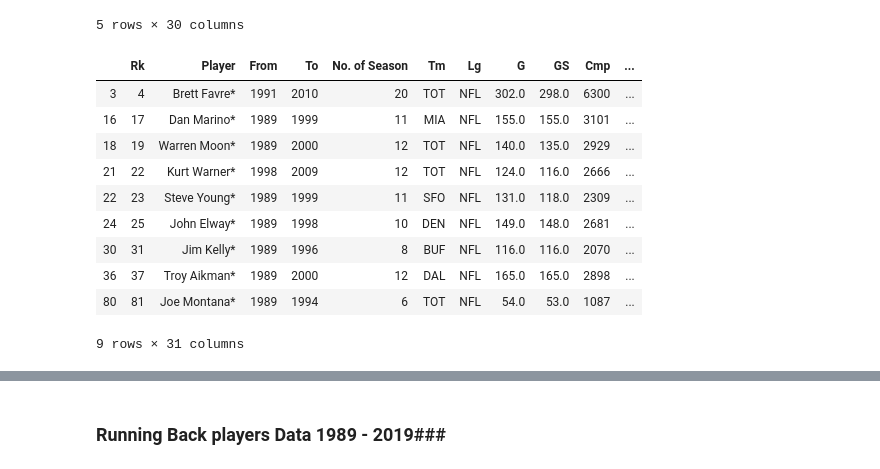
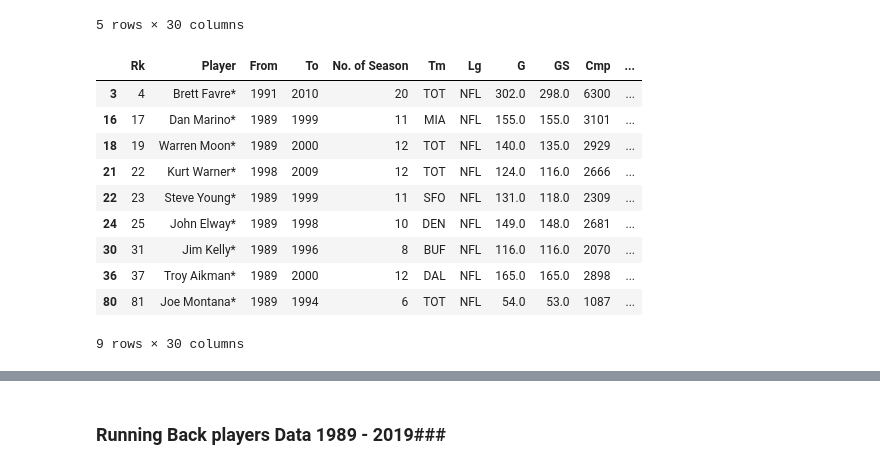
Before and after one commit to ankitapatel9/NFL-project, a Jupyter notebook: nfl-player-data.ipynb, the cells around one changed output, grey strips where cells are left out. Saved outputs shown, nothing was run; the diff lists cells and outputs as text; code cells hidden in the pictures.

```diff
--- a/nfl-player-data.ipynb
+++ b/nfl-player-data.ipynb
@@ -126,26 +105,19 @@ filtered_players.head()
 | 5 | 6 | Ben Roethlisberger | 2004 | 2019 | 16 | PIT | NFL | 218.0 | 216.0 | 4651 | ... |
 | 6 | 7 | Eli Manning | 2004 | 2019 | 16 | NYG | NFL | 234.0 | 232.0 | 4860 | ... |
 5 rows × 30 columns
-# %%
-
-for row in range(nfl_data_df.shape[0]):
-   if nfl_data_df.loc[row,'Player'][-1] == '*':
-       nfl_data_df.loc[row,'hof'] = 1
-   else:
-       nfl_data_df.loc[row,'hof'] = 0
-nfl_data_df
-test_data = nfl_data_df[nfl_data_df['hof']==1]
-test_data
-# %% [output]
-|  | Rk | Player | From | To | No. of Season | Tm | Lg | G | GS | Cmp | ... |
-| 3 | 4 | Brett Favre* | 1991 | 2010 | 20 | TOT | NFL | 302.0 | 298.0 | 6300 | ... |
-| 16 | 17 | Dan Marino* | 1989 | 1999 | 11 | MIA | NFL | 155.0 | 155.0 | 3101 | ... |
-| 18 | 19 | Warren Moon* | 1989 | 2000 | 12 | TOT | NFL | 140.0 | 135.0 | 2929 | ... |
-| 21 | 22 | Kurt Warner* | 1998 | 2009 | 12 | TOT | NFL | 124.0 | 116.0 | 2666 | ... |
-| 22 | 23 | Steve Young* | 1989 | 1999 | 11 | SFO | NFL | 131.0 | 118.0 | 2309 | ... |
-| 24 | 25 | John Elway* | 1989 | 1998 | 10 | DEN | NFL | 149.0 | 148.0 | 2681 | ... |
-| 30 | 31 | Jim Kelly* | 1989 | 1996 | 8 | BUF | NFL | 116.0 | 116.0 | 2070 | ... |
-| 36 | 37 | Troy Aikman* | 1989 | 2000 | 12 | DAL | NFL | 165.0 | 165.0 | 2898 | ... |
-| 80 | 81 | Joe Montana* | 1989 | 1994 | 6 | TOT | NFL | 54.0 | 53.0 | 1087 | ... |
-9 rows × 31 columns
+# %%
+hof_qb = nfl_data_df[nfl_data_df['Player'].str.contains('\*')]
+hof_qb
+# %% [output]
+|  | Rk | Player | From | To | No. of Season | Tm | Lg | G | GS | Cmp | ... |
+| 3 | 4 | Brett Favre* | 1991 | 2010 | 20 | TOT | NFL | 302.0 | 298.0 | 6300 | ... |
+| 16 | 17 | Dan Marino* | 1989 | 1999 | 11 | MIA | NFL | 155.0 | 155.0 | 3101 | ... |
+| 18 | 19 | Warren Moon* | 1989 | 2000 | 12 | TOT | NFL | 140.0 | 135.0 | 2929 | ... |
+| 21 | 22 | Kurt Warner* | 1998 | 2009 | 12 | TOT | NFL | 124.0 | 116.0 | 2666 | ... |
+| 22 | 23 | Steve Young* | 1989 | 1999 | 11 | SFO | NFL | 131.0 | 118.0 | 2309 | ... |
+| 24 | 25 | John Elway* | 1989 | 1998 | 10 | DEN | NFL | 149.0 | 148.0 | 2681 | ... |
+| 30 | 31 | Jim Kelly* | 1989 | 1996 | 8 | BUF | NFL | 116.0 | 116.0 | 2070 | ... |
+| 36 | 37 | Troy Aikman* | 1989 | 2000 | 12 | DAL | NFL | 165.0 | 165.0 | 2898 | ... |
+| 80 | 81 | Joe Montana* | 1989 | 1994 | 6 | TOT | NFL | 54.0 | 53.0 | 1087 | ... |
+9 rows × 30 columns
 # %%
```
Also changed, not shown: parts of 59 cells of this notebook.
